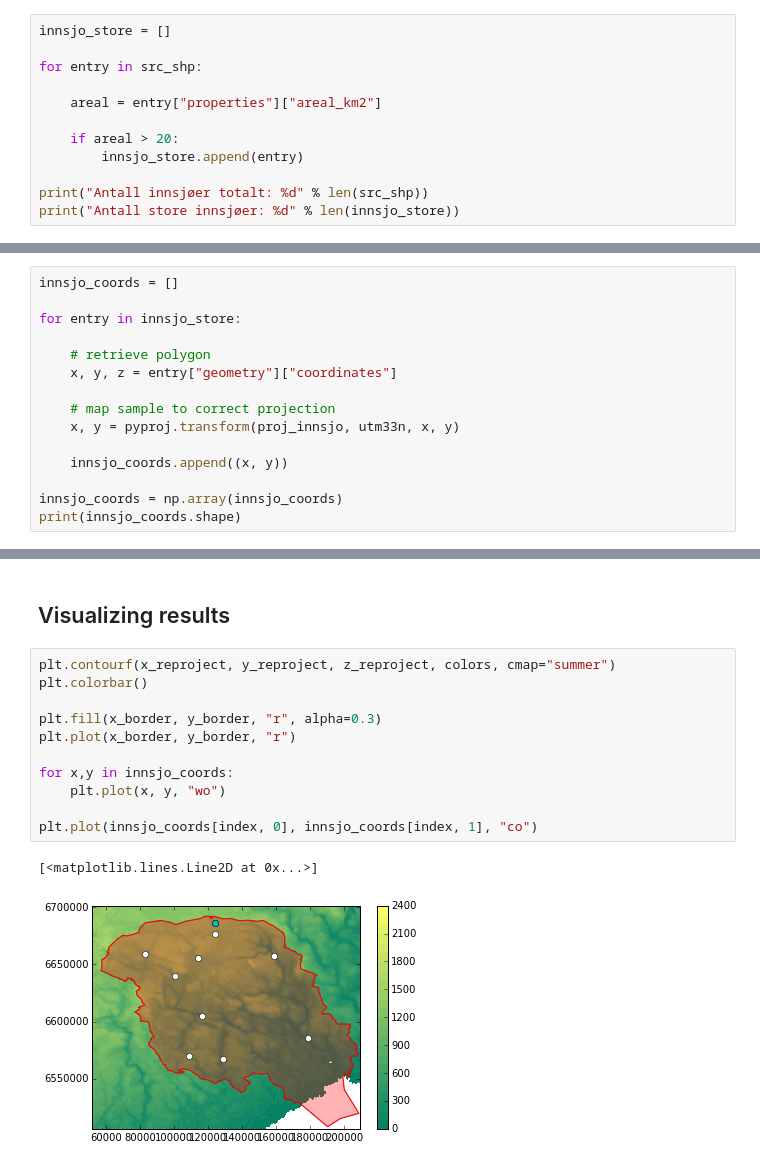
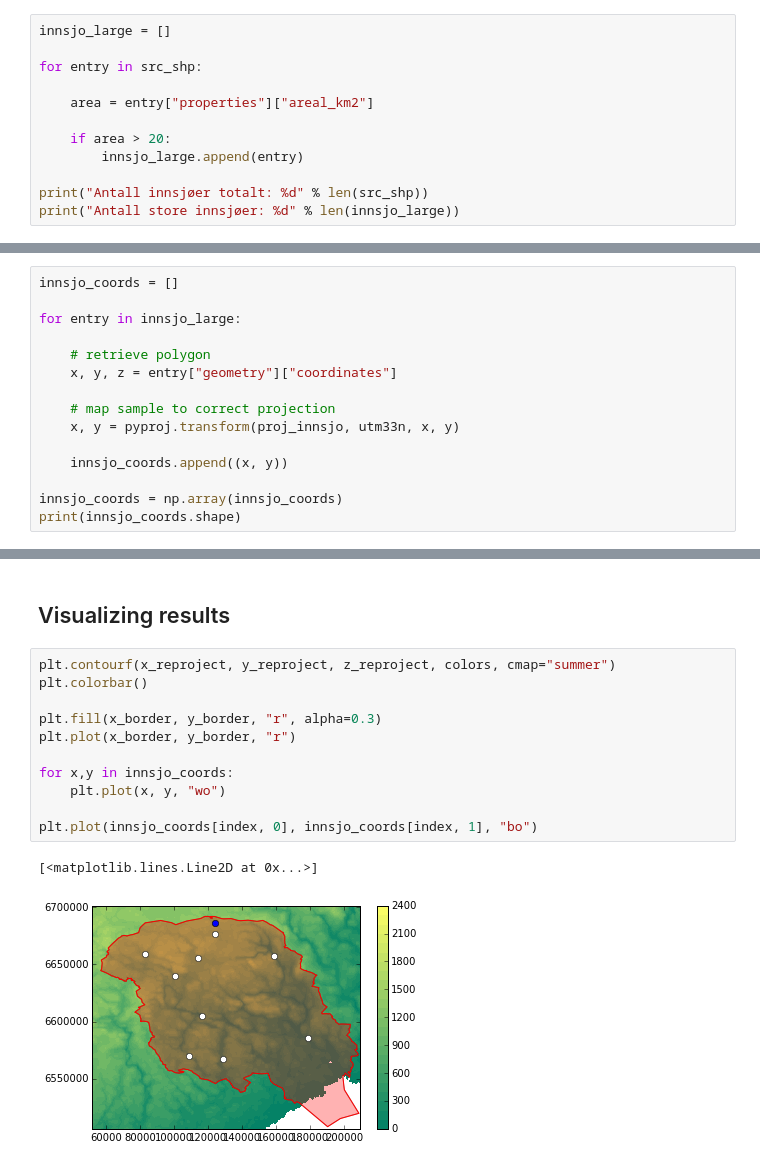
Before and after one commit to jonathf/gis-course, a Jupyter notebook: course.ipynb, the cells around one changed output, grey strips where cells are left out. Saved outputs shown, nothing was run; the diff lists cells and outputs as text.

```diff
--- a/course.ipynb
+++ b/course.ipynb
@@ -284,17 +303,17 @@ Cleaning up formating:
 # %% [markdown]
 ## Filter away unuseful properties
 # %%
-innsjo_store = []
+innsjo_large = []
 
 for entry in src_shp:
 
-    areal = entry["properties"]["areal_km2"]
+    area = entry["properties"]["areal_km2"]
 
-    if areal > 20:
-        innsjo_store.append(entry)
+    if area > 20:
+        innsjo_large.append(entry)
 
 print("Antall innsjøer totalt: %d" % len(src_shp))
-print("Antall store innsjøer: %d" % len(innsjo_store))
+print("Antall store innsjøer: %d" % len(innsjo_large))
 # %% [output]
 Antall innsjøer totalt: 14659
 Antall store innsjøer: 10
@@ -303,7 +322,7 @@ Antall store innsjøer: 10
 # %%
 innsjo_coords = []
 
-for entry in innsjo_store:
+for entry in innsjo_large:
 
     # retrieve polygon
     x, y, z = entry["geometry"]["coordinates"]
@@ -470,14 +489,14 @@ print(index)
 # %%
 plt.contourf(x_reproject, y_reproject, z_reproject, colors, cmap="summer")
 plt.colorbar()
 
 plt.fill(x_border, y_border, "r", alpha=0.3)
 plt.plot(x_border, y_border, "r")
 
 for x,y in innsjo_coords:
     plt.plot(x, y, "wo")
 
-plt.plot(innsjo_coords[index, 0], innsjo_coords[index, 1], "co")
+plt.plot(innsjo_coords[index, 0], innsjo_coords[index, 1], "bo")
 # %% [output]
 [<matplotlib.lines.Line2D at 0x...>]
-[figure, old version]
+[figure, new version]
```
Also changed, not shown: parts of 9 cells of this notebook.
